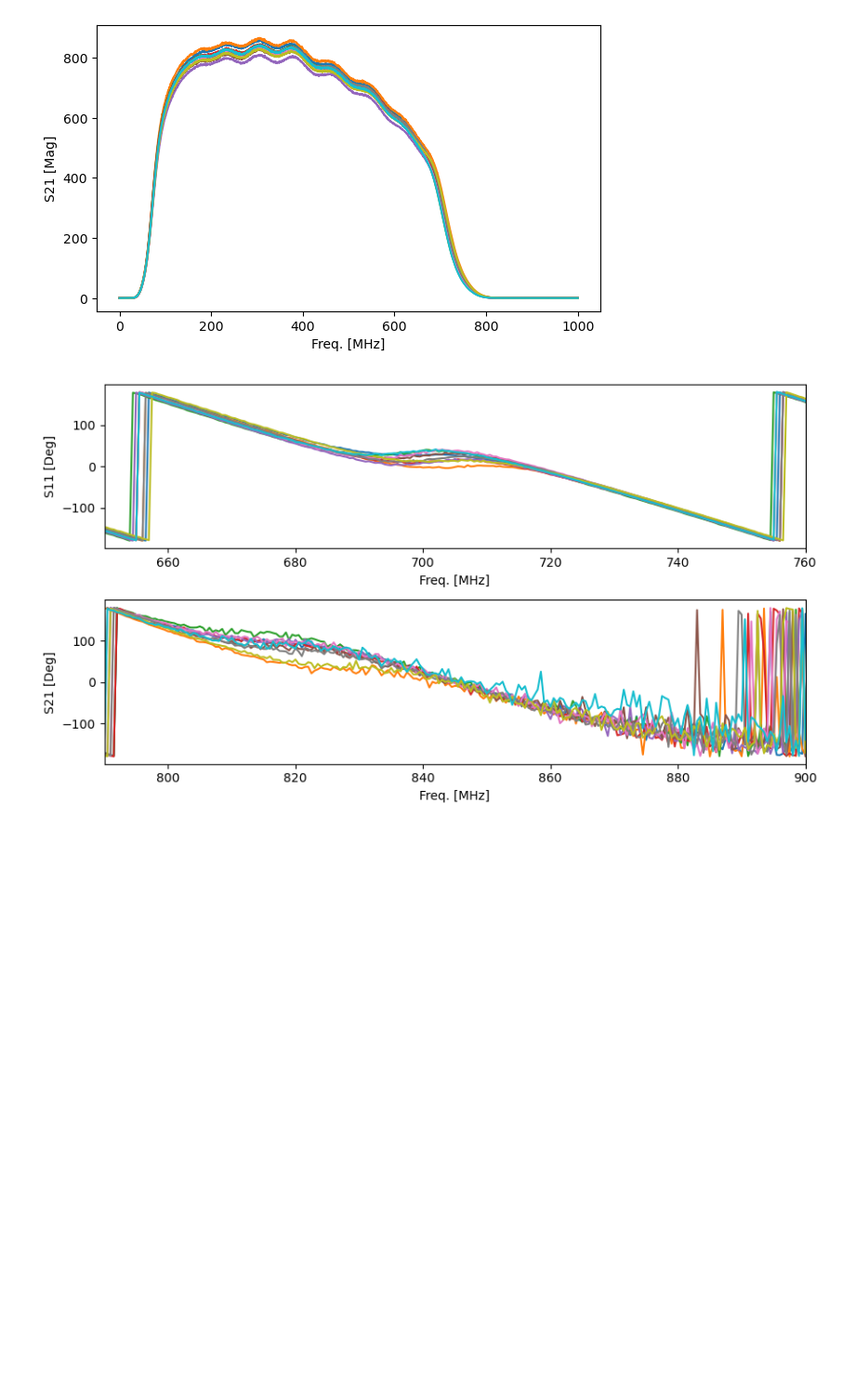
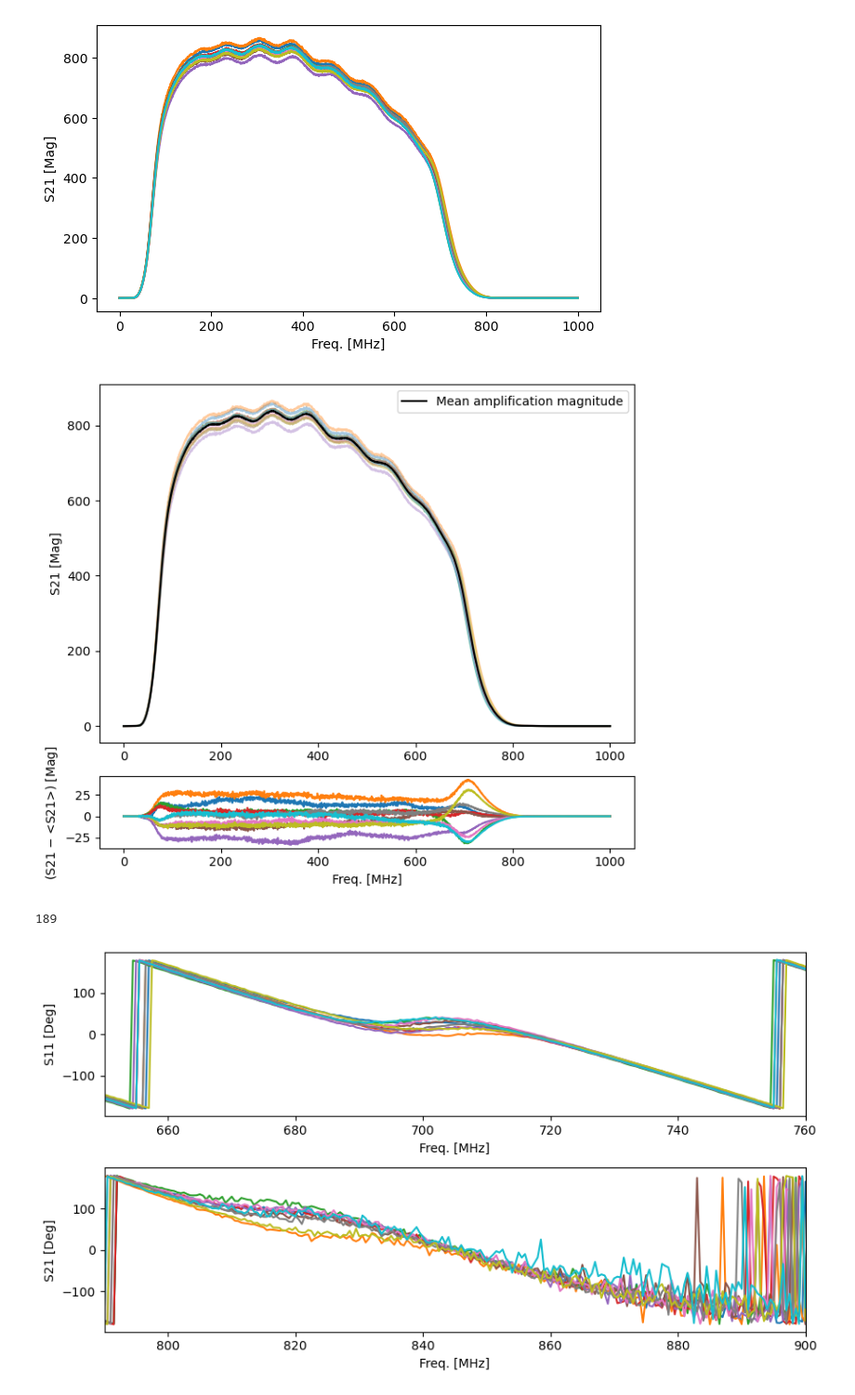
Before and after one commit to MMWeigelt/phd_app_exercise, a Jupyter notebook: my_amp_figures.ipynb, the cells around one changed output. Shown at 93% size. Saved outputs shown, nothing was run; the diff lists cells and outputs as text; code cells hidden in the pictures; blank space fills up the shorter version.

```diff
--- a/my_amp_figures.ipynb
+++ b/my_amp_figures.ipynb
@@ -39,3 +39,36 @@ for i in range(len(data)):
     ax.plot(data[0]['FreqHz']/1e6, data[i]['S21MAG'])
 # %% [output]
 [figure]
+# %%
+# Mean amplification magnitude
+
+sum_mag_perFreq = []
+for num in range(len(data[0]['FreqHz'])):
+    _ = [data[i]['S21MAG'][num] for i in range(len(data))]
+    s = np.sum(_)
+    sum_mag_perFreq.append(s)
+mean_S21_mag = np.array(sum_mag_perFreq)/len(data)
+
+fig, axs = plt.subplots(2, 1, figsize=(7, 6), height_ratios=[5, 1])
+axs[0].set_ylabel('S21 [Mag]')
+for i in range(len(data)):
+    axs[0].plot(data[0]['FreqHz']/1e6, data[i]['S21MAG'], alpha=0.4)
+axs[0].plot(data[0]['FreqHz']/1e6, mean_S21_mag, color='k', label='Mean amplification magnitude')
+axs[0].legend()
+
+diff_to_mean = []
+for i in range(len(data)):
+    diff = []
+    for num in range(len(data[0]['FreqHz'])):
+        df = data[i]['S21MAG'][num] - mean_S21_mag[num]
+        diff.append(df)
+    diff_to_mean.append(diff)
+
+axs[1].set_xlabel('Freq. [MHz]')
+axs[1].set_ylabel(r'(S21 $-$ <S21>) [Mag]')
+for i in range(len(diff_to_mean)):
+    axs[1].plot(data[0]['FreqHz']/1e6, diff_to_mean[i])
+
+fig.tight_layout()
+# %% [output]
+[figure, added]
@@ -42,3 +83,7 @@ for i in range(len(data)):
+# %%
+np.where(data[0]['S21MAG'] == cutoff_mags[0])[0][0]
+# %% [output]
+189
 # %%
 fig, axs = plt.subplots(2, 1, figsize=(9, 5))
 
```
Also changed, not shown: parts of 1 cell of this notebook.
